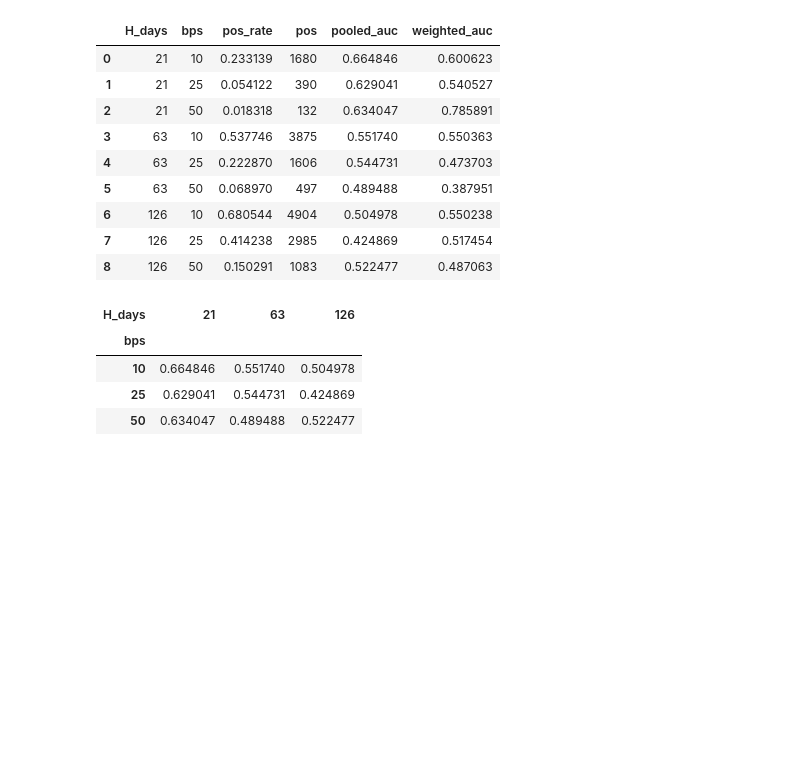
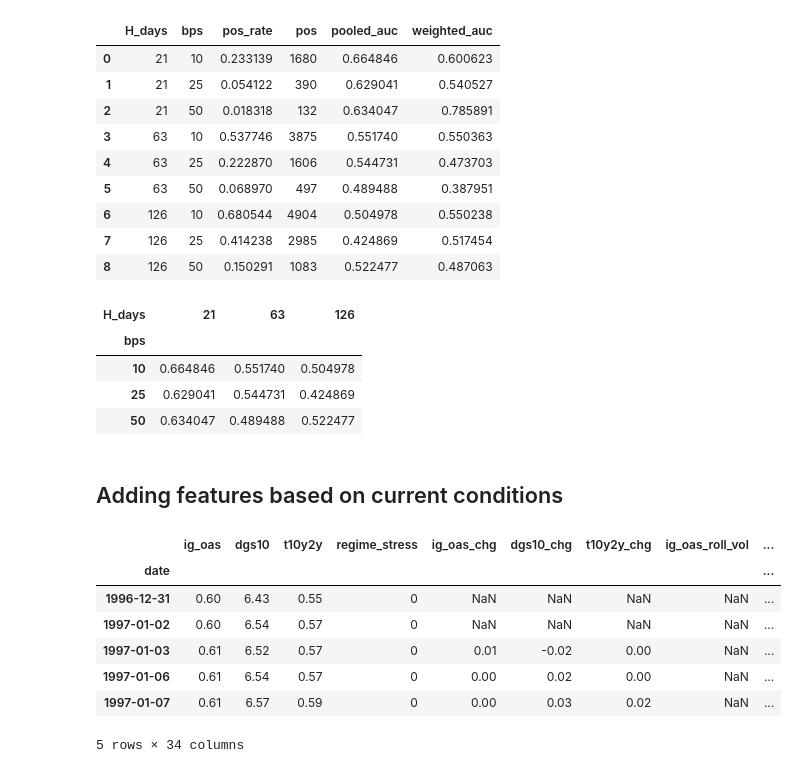
Before and after one commit to WickedoneC/credit_spread_regime, a Jupyter notebook: notebooks/01_eda_spread_regimes.ipynb, the cells around one changed output. Saved outputs shown, nothing was run; the diff lists cells and outputs as text; code cells hidden in the pictures; blank space fills up the shorter version.

Commit message:
Add regime features + linear walk-forward comparison; prep for stability/calibration

```diff
--- a/notebooks/01_eda_spread_regimes.ipynb
+++ b/notebooks/01_eda_spread_regimes.ipynb
@@ -1145,7 +1141,8 @@ grid_details = {}  # store per-year dfs if you want to inspect later
 for H in Hs:
     for bps in bps_list:
         target_col = f"widen_{bps}bps_{H}d"
-        df[target_col] = make_forward_widen_target(df, H=H, bps=bps)
+        df[target_col] = make_forward_widen_target(df, oas_col="ig_oas", horizon=H, widen_bps=bps)
+
 
         out = walk_forward_auc(df, feature_cols=feature_cols, target_col=target_col, min_train_years=5)
 
@@ -1219,3 +1216,16 @@ heat
 | 10 | 0.664846 | 0.551740 | 0.504978 |
 | 25 | 0.629041 | 0.544731 | 0.424869 |
 | 50 | 0.634047 | 0.489488 | 0.522477 |
+# %% [markdown]
+## Adding features based on current conditions
+# %%
+df.head()
+# %% [output]
+|  | ig_oas | dgs10 | t10y2y | regime_stress | ig_oas_chg | dgs10_chg | t10y2y_chg | ig_oas_roll_vol | ... |
+| date |  |  |  |  |  |  |  |  | ... |
+| 1996-12-31 | 0.60 | 6.43 | 0.55 | 0 | NaN | NaN | NaN | NaN | ... |
+| 1997-01-02 | 0.60 | 6.54 | 0.57 | 0 | NaN | NaN | NaN | NaN | ... |
+| 1997-01-03 | 0.61 | 6.52 | 0.57 | 0 | 0.01 | -0.02 | 0.00 | NaN | ... |
+| 1997-01-06 | 0.61 | 6.54 | 0.57 | 0 | 0.00 | 0.02 | 0.00 | NaN | ... |
+| 1997-01-07 | 0.61 | 6.57 | 0.59 | 0 | 0.00 | 0.03 | 0.02 | NaN | ... |
+5 rows × 34 columns
```
Also changed, not shown: parts of 4 cells of this notebook, 2 other files.
